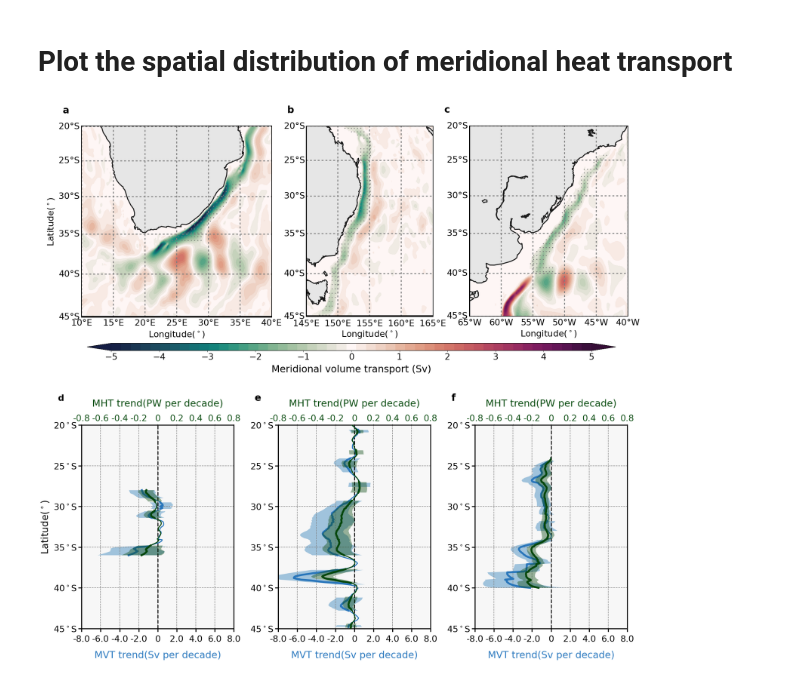
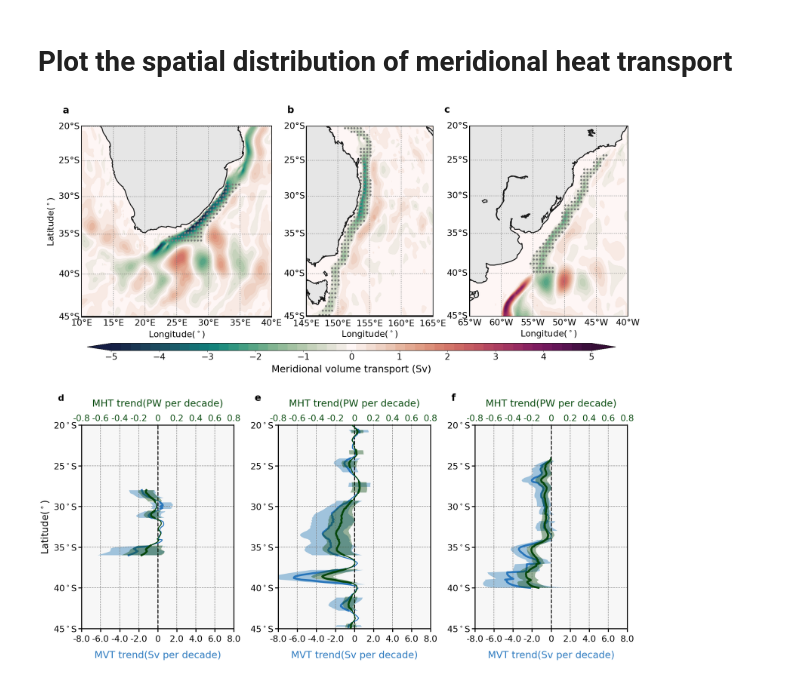
Before and after one commit to lijunde/WBCs_SST_EKE, a Jupyter notebook: NCC_Figure3.ipynb, the cells around one changed output. Cells and saved outputs as stored; diff of their text form; code cells hidden in the pictures.

```diff
--- a/NCC_Figure3.ipynb
+++ b/NCC_Figure3.ipynb
@@ -145,7 +145,7 @@ padspacescale = 10
 labelpadscale = 2
 linefont      = 3
 scale         = 1.0
-m_scale       = 1
+m_scale       = 8
 ##############################################################################################################
 for i in range(3):
     ax = fig.add_subplot(gs[i])
@@ -224,8 +224,8 @@ for i in range(3):
         CB1=m.contourf(x, y, var,cmap=cmaps1,levels=levels1,origin='lower',extend='both')
         CS1 = m.scatter(point_x,point_y,s=15*m_scale,c='xkcd:medium grey',marker='.')
         plt.xlabel(r'Longitude($^\circ$)',fontsize=0.9*labelfont,labelpad=40,family='sans-serif')
-    m.drawparallels(np.arange(-60,-0, 5),labels=[1,0,0,0],linewidth=linefont,dashes=[2,2],color='.5',fontsize=0.9*labelfont,family='sans-serif')
-    m.drawmeridians(np.arange(0,360, 5),labels=[0,0,0,1],linewidth=linefont,dashes=[2,2],color='.5',fontsize=0.9*labelfont,family='sans-serif')
+    m.drawparallels(np.arange(-60,-0, 5),labels=[1,0,0,0],linewidth=0.5*linefont,dashes=[2,2],color='.5',fontsize=0.9*labelfont,family='sans-serif')
+    m.drawmeridians(np.arange(0,360, 5),labels=[0,0,0,1],linewidth=0.5*linefont,dashes=[2,2],color='.5',fontsize=0.9*labelfont,family='sans-serif')
     m.drawcoastlines(color='0.1',  linewidth=linefont)
     m.fillcontinents(color='0.9', lake_color='white')
     plt.text(cx, cy,labels[i],color='xkcd:black', fontsize=labelfont, weight='bold',family='sans-serif')
@@ -292,31 +292,31 @@ for i in range(3):
     ax1.spines['bottom'].set_linewidth(linefont)
     ax1.spines['left'].set_linewidth(linefont)
     ax1.spines['top'].set_linewidth(linefont)
     ax1.spines['right'].set_linewidth(linefont)
     ax1.plot([0,0], [-45,-20], color='black', linewidth=linefont,linestyle='dashed')
     ax1.set_xlim(-8,8)
     ax1.set_xticks(np.linspace(-8,8,9))
     ax1.set_xticklabels(['-8.0','-6.0','-4.0','-2.0','0','2.0','4.0','6.0','8.0'],fontsize=0.9*labelfont,color='xkcd:bluish')
     ax1.axes.xaxis.set_tick_params(pad=10)
     ax1.set_xlabel('MVT trend(Sv per decade)',fontsize=labelfont,labelpad=22,family='sans-serif',color='xkcd:bluish')
     ax1.set_ylim(-45,-20)
     ax1.set_yticks(np.linspace(-45,-20,6))
     ax1.set_yticklabels(['45$^\circ$S','40$^\circ$S','35$^\circ$S','30$^\circ$S','25$^\circ$S','20$^\circ$S'],fontsize=0.9*labelfont)
     ax1.axes.yaxis.set_tick_params(pad=5)
     ax1.grid(True,color ="tab:gray",linestyle='dashed', linewidth=0.5*linefont)
     ax1.tick_params(axis='x',which='major',bottom='on',length=10.0,width=linefont,colors='black',direction='out')
     ax1.tick_params(axis='y',left='off',length=10,width=linefont,colors='black',direction='out')
     ax2.set_xlim(-0.8,0.8)
     ax2.set_xticks(np.linspace(-0.8,0.8,9))
     ax2.set_xticklabels(['-0.8','-0.6','-0.4','-0.2','0','0.2','0.4','0.6','0.8'],fontsize=0.9*labelfont,color='xkcd:forest green')
     ax2.set_xlabel('MHT trend(PW per decade)',fontsize=labelfont,labelpad=25,family='sans-serif',color='xkcd:forest green')
     if i==0:
         ax1.set_position([l, b+0.12, 1.2*scale*w, 0.8*scale*h])
     elif i==1:
         ax1.set_position([l, b+0.12, 1.2*scale*w, 0.8*scale*h])
     else:
         ax1.set_position([l, b+0.12, 1.2*scale*w, 0.8*scale*h])
 
 fig.savefig(directory+'/BRAN_WBC/SO/Figure3_v_transport.pdf',dpi=300,bbox_inches = 'tight')
 # %% [output]
-[figure, old version]
+[figure, new version]
```
Also changed, not shown: 7 other files.
